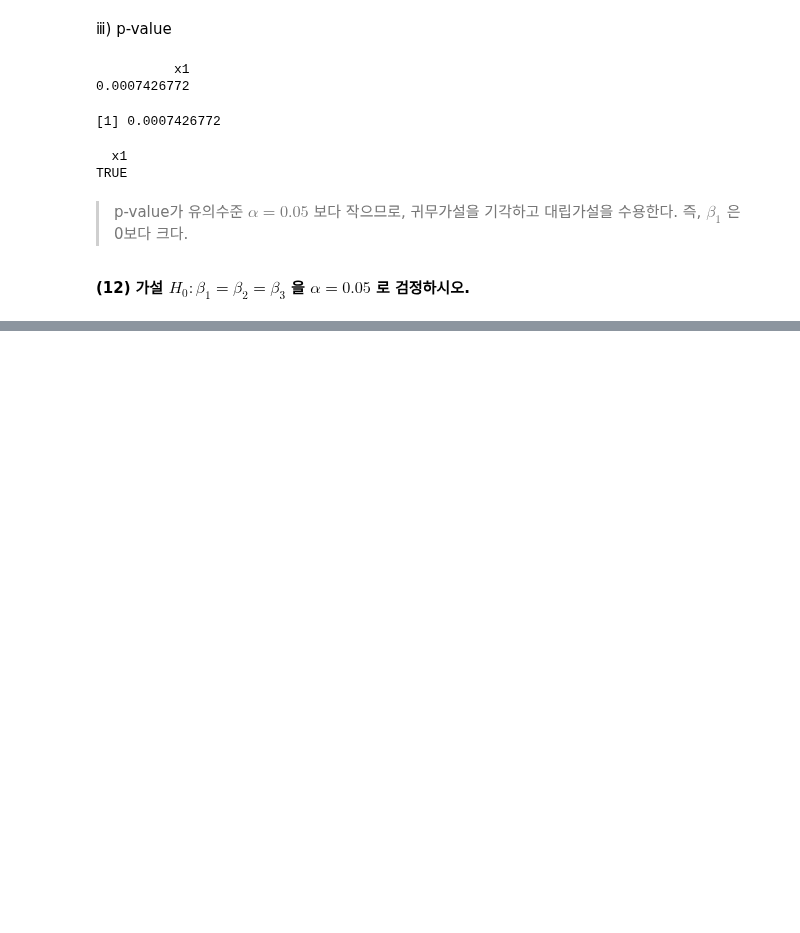
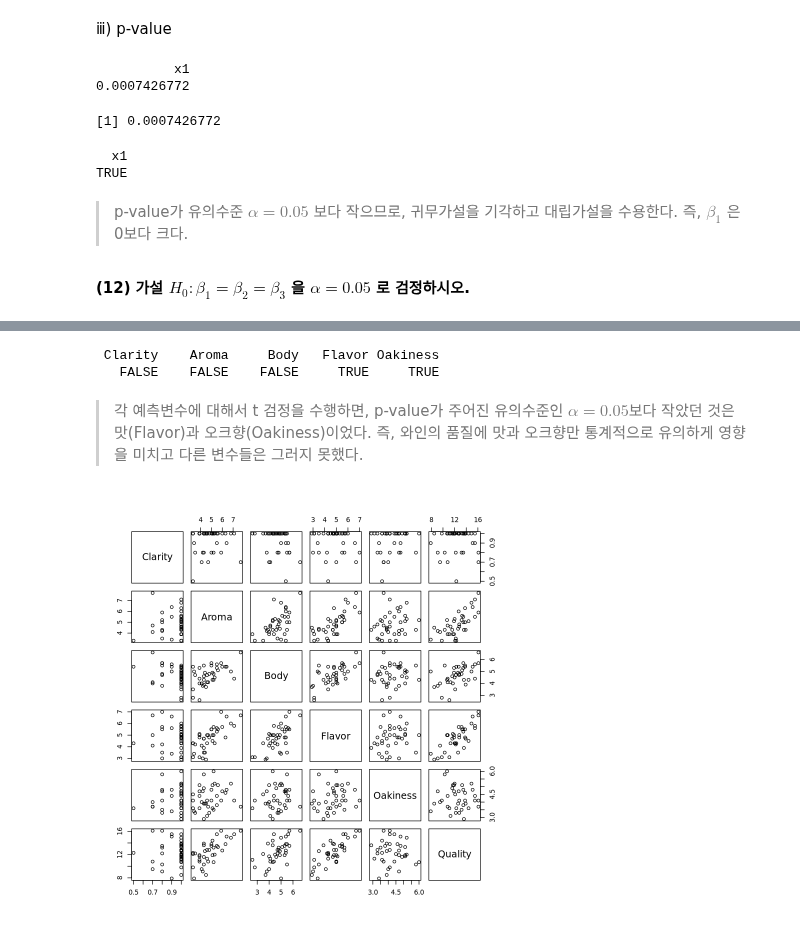
Before and after one commit to HollyRiver/R, a Jupyter notebook: regression analysis/hw/RA 2/강신성_HW02.ipynb, the cells around one changed output, grey strips where cells are left out. Drawn from its saved outputs; the diff is of its cells as text; code cells hidden in the pictures; blank space fills up the shorter version.

```diff
--- a/regression analysis/hw/RA 2/강신성_HW02.ipynb
+++ b/regression analysis/hw/RA 2/강신성_HW02.ipynb
@@ -228,0 +350,4 @@ TRUE
+# %%
+setwd("~/R/regression analysis/data/")
+df <- read.csv("wine38.csv", header = TRUE)
+head(df)
@@ -228,0 +428,11 @@ TRUE
+# %%
+summary(predictr)$coef[-1,4] < 0.05
+# %% [output]
+ Clarity    Aroma     Body   Flavor Oakiness
+   FALSE    FALSE    FALSE     TRUE     TRUE
+# %% [markdown]
+> 각 예측변수에 대해서 t 검정을 수행하면, p-value가 주어진 유의수준인 $\alpha = 0.05$보다 작았던 것은 맛(Flavor)과 오크향(Oakiness)이었다. 즉, 와인의 품질에 맛과 오크향만 통계적으로 유의하게 영향을 미치고 다른 변수들은 그러지 못했다.
+# %%
+pairs(df)
+# %% [output]
+[figure, added]
```
Also changed, not shown: parts of 100 cells of this notebook, 5 other files.
